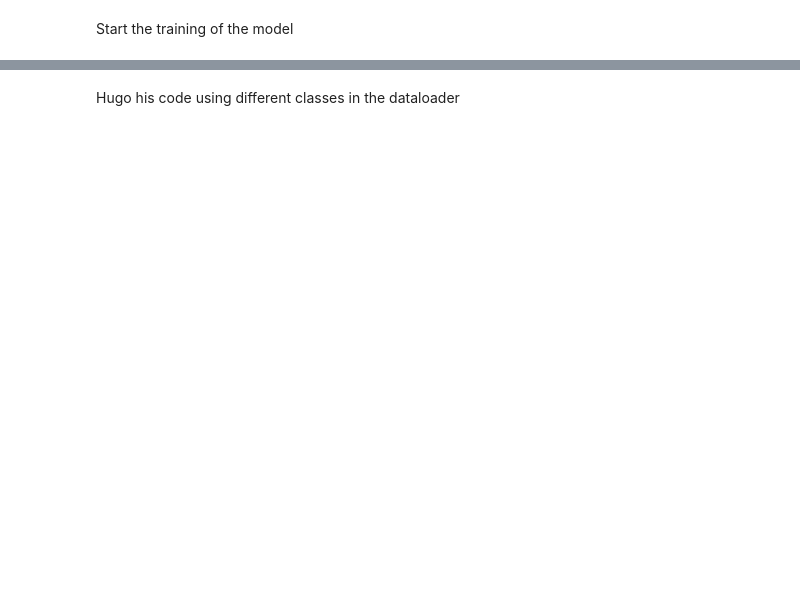
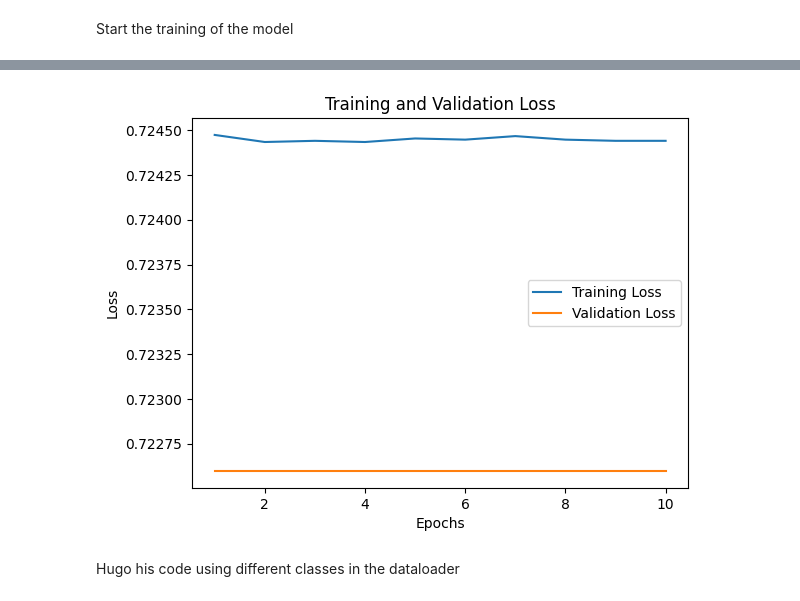
Before and after one commit to FlyingFish760/5ARIP10, a Jupyter notebook: HD_Model_NEW/main_NN.ipynb, the cells around one changed output, grey strips where cells are left out. Saved outputs shown, nothing was run; the diff lists cells and outputs as text; code cells hidden in the pictures; blank space fills up the shorter version.

Commit message:
trained NN

```diff
--- a/HD_Model_NEW/main_NN.ipynb
+++ b/HD_Model_NEW/main_NN.ipynb
@@ -22,11 +23,11 @@ Generating database for HD's
 Get the testing, training and validation set:
 # %%
 # Assuming you have a database variable containing your raw data
-dataset = VairableSensorsDataset(database, mic_bool='True', vibr_bool='False', cur_bool='False', start_percentage=0.1, stop_percentage = 0.9, window_sec = 2, stride_sec=0.5)
+dataset = VairableSensorsDataset(database, mic_bool='True', vibr_bool='False', cur_bool='False', start_percentage=0.1, stop_percentage = 0.9, window_sec = 0.1, stride_sec=0.03)
 
 # Splitting the data into train, test, and validation sets
-train_dataset, test_dataset = train_test_split(dataset, test_size=0.2, random_state=42)
-train_dataset, val_dataset = train_test_split(train_dataset, test_size=0.1, random_state=42)
+train_dataset, test_dataset = train_test_split(dataset, test_size=0.2, random_state=42, shuffle=True)
+train_dataset, val_dataset = train_test_split(train_dataset, test_size=0.1, random_state=42, shuffle=True)
 
 # Creating data loaders
 batch_size = 32
@@ -90,0 +39,18 @@ RuntimeError: stack expects each tensor to be equal size, but got [1] at entry 0
+# %%
+train_features, train_labels = next(iter(train_dataloader))
+input_dim = train_features.shape[1]
+print('The input dimension: ' + str(input_dim))
+print('The amound of batches in the train loaders: ' + str(len(train_dataloader)))
+
+cfg = Config()
+
+# Initialize network
+model = Classifier(input_dim)
+model.train()
+if cfg.enable_cuda:
+    model = model.cuda()
+
+# Initialize optimizer
+# optimizer = optim.SGD(model.parameters(), lr=cfg.lr, momentum=cfg.lr_momentum, weight_decay=cfg.weight_decay)
+criterion = nn.BCEWithLogitsLoss()
+optimizer = optim.Adam(model.parameters(), lr=0.005)
@@ -91,3 +141,14 @@ RuntimeError: stack expects each tensor to be equal size, but got [1] at entry 0
+# %%
+# Plot the losses
+plt.plot(range(1, cfg.num_epochs + 1), train_losses, label='Training Loss')
+plt.plot(range(1, cfg.num_epochs + 1), val_losses, label='Validation Loss')
+plt.xlabel('Epochs')
+plt.ylabel('Loss')
+plt.title('Training and Validation Loss')
+plt.legend()
+plt.show()
+# %% [output]
+[figure, added]
 # %% [markdown]
 Hugo his code using different classes in the dataloader
 # %%
```
Also changed, not shown: parts of 5 cells of this notebook, 4 other files.
